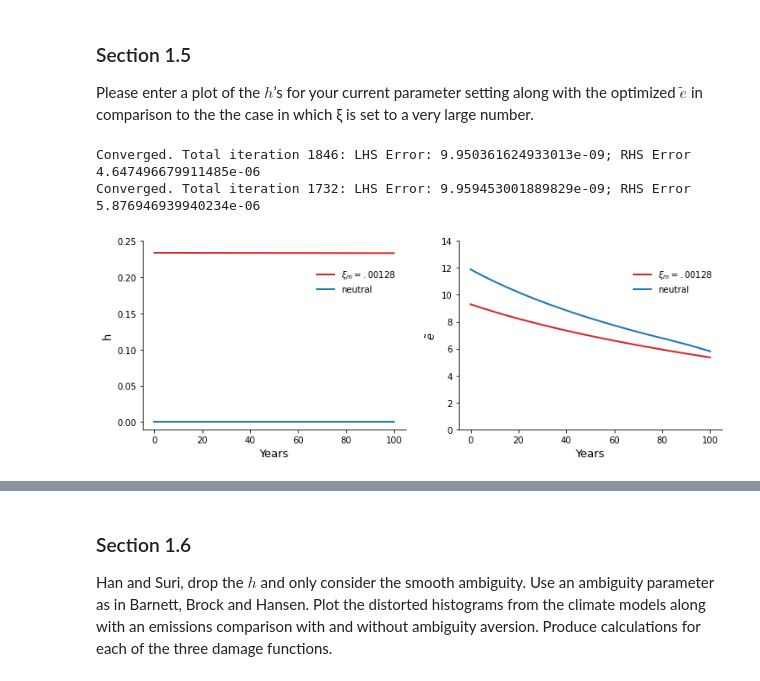
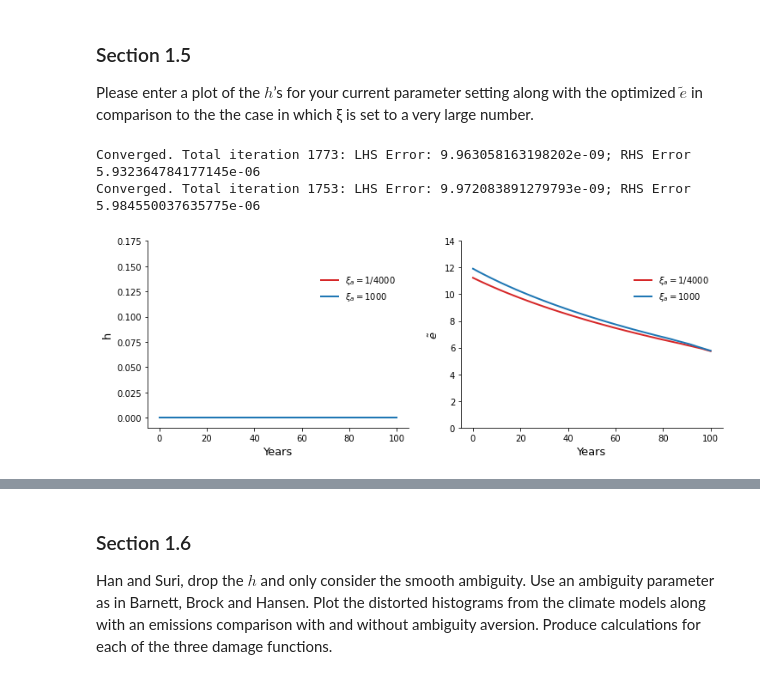
Before and after one commit to lphansen/ClimateUncertaintySpillover, a Jupyter notebook: notebook/experiment_plots.ipynb, the cells around one changed output, grey strips where cells are left out. Saved outputs shown, nothing was run; the diff lists cells and outputs as text; code cells hidden in the pictures.

Commit message:
updated plots

```diff
--- a/notebook/experiment_plots.ipynb
+++ b/notebook/experiment_plots.ipynb
@@ -19,19 +19,20 @@ Please enter a plot of the $h$’s for your current parameter setting along with
 in comparison to the the case in which ξ is set to a very large number.
 # %%
 # Section 1.5.1
-# Plot h and e_tilde, ξ_1m=1./4000, ξ_1m=1000
+# Plot h and e_tilde, ξ_1m=.002, ξ_1m=1000
 # Turn off smooth ambiguity for climate
 # Weighted damage function, [.475, .475, .05]
 
-ξ_1m_list = [.00128, 1000.]
-ξ_a = 1000.
+ξ_1m= 1000.
+ξ_a_list = [1/4000, 1000.]
 
 η = .032
 δ = .01
 
 θ = pd.read_csv('../data/model144.csv', header=None).to_numpy()[:, 0]/1000.
 πc_o = np.ones_like(θ)/len(θ)
-σ_y = 1.2*1.86/1000
+# σ_y = 1.2*1.86/1000
+σ_y = 0.
 
 y_bar = 2.
 γ_1 = 1.7675/10000
@@ -45,7 +46,7 @@ y_grid = np.linspace(y_min, y_max, n_y)
 
 e_tilde_list = []
 h_list = []
-for ξ_1m in ξ_1m_list:
+for ξ_a in ξ_a_list:
     model_paras = (η, δ, θ, πc_o, σ_y, ξ_1m, ξ_a, γ_1, γ_2, γ_2p, y_bar)
     model_res = ode_y(y_grid, model_paras, v0=None, ϵ=.5, tol=1e-8, max_iter=5_000, print_all=False)
     v0 = model_res['v0']
@@ -54,8 +55,8 @@ for ξ_1m in ξ_1m_list:
     e_tilde_list.append(e_tilde)
     h_list.append(h)
 # %% [output]
-Converged. Total iteration 1846: LHS Error: 9.950361624933013e-09; RHS Error 4.647496679911485e-06
-Converged. Total iteration 1732: LHS Error: 9.959453001889829e-09; RHS Error 5.876946939940234e-06
+Converged. Total iteration 1773: LHS Error: 9.963058163198202e-09; RHS Error 5.932364784177145e-06
+Converged. Total iteration 1753: LHS Error: 9.972083891279793e-09; RHS Error 5.984550037635775e-06
 # %%
 def simulation(y_grid, e_grid, h_grid, θ=1.86/1000., y_start=.5394, T=100):
     Et = np.zeros(T+1)
@@ -70,24 +71,24 @@ def simulation(y_grid, e_grid, h_grid, θ=1.86/1000., y_start=.5394, T=100):
 # %%
 et_tilde_distorted, yt_distorted, ht_distorted\
     = simulation(y_grid, e_tilde_list[0], h_list[0], θ=1.86/1000., y_start=.5394, T=100)
 et_tilde_baseline, yt_baseline, ht_baseline\
     = simulation(y_grid, e_tilde_list[1], h_list[1], θ=1.86/1000., y_start=.5394, T=100)
 
 fig, (ax1, ax2) = plt.subplots(1, 2,figsize=(12,4))
-ax1.plot(ht_distorted, color='C3', label=r'$\xi_m = .00128$', linewidth=2.)
-ax1.plot(ht_baseline, color='C0', label='neutral', linewidth=2.)
+ax1.plot(ht_distorted, color='C3', label=r'$\xi_a = 1/4000$', linewidth=2.)
+ax1.plot(ht_baseline, color='C0', label=r'$\xi_a = 1000$', linewidth=2.)
 ax1.set_xlabel('Years', fontsize=13)
 ax1.set_ylabel('h', fontsize=13)
-ax1.legend(frameon=False, loc=(0.65,.7))
-ax1.set_ylim(-0.01, 0.25)
+ax1.legend(frameon=False, loc=(0.65,.65))
+ax1.set_ylim(-0.01, 0.175)
 
-ax2.plot(et_tilde_distorted, color='C3', label=r'$\xi_m = .00128$', linewidth=2.)
-ax2.plot(et_tilde_baseline, color='C0', label='neutral', linewidth=2.)
+ax2.plot(et_tilde_distorted, color='C3', label=r'$\xi_a = 1/4000$', linewidth=2.)
+ax2.plot(et_tilde_baseline, color='C0', label=r'$\xi_a = 1000$', linewidth=2.)
 ax2.set_xlabel('Years', fontsize=13)
 ax2.set_ylabel(r'$\tilde{e}$', fontsize=13)
-ax2.legend(frameon=False, loc=(0.65,.7))
+ax2.legend(frameon=False, loc=(0.65,.65))
 ax2.set_ylim(0., 14)
 
 fig.savefig('../plots/experiment/figure_1.pdf')
 # %% [output]
-[figure, old version]
+[figure, new version]
```
Also changed, not shown: parts of 4 cells of this notebook, 31 other files.
